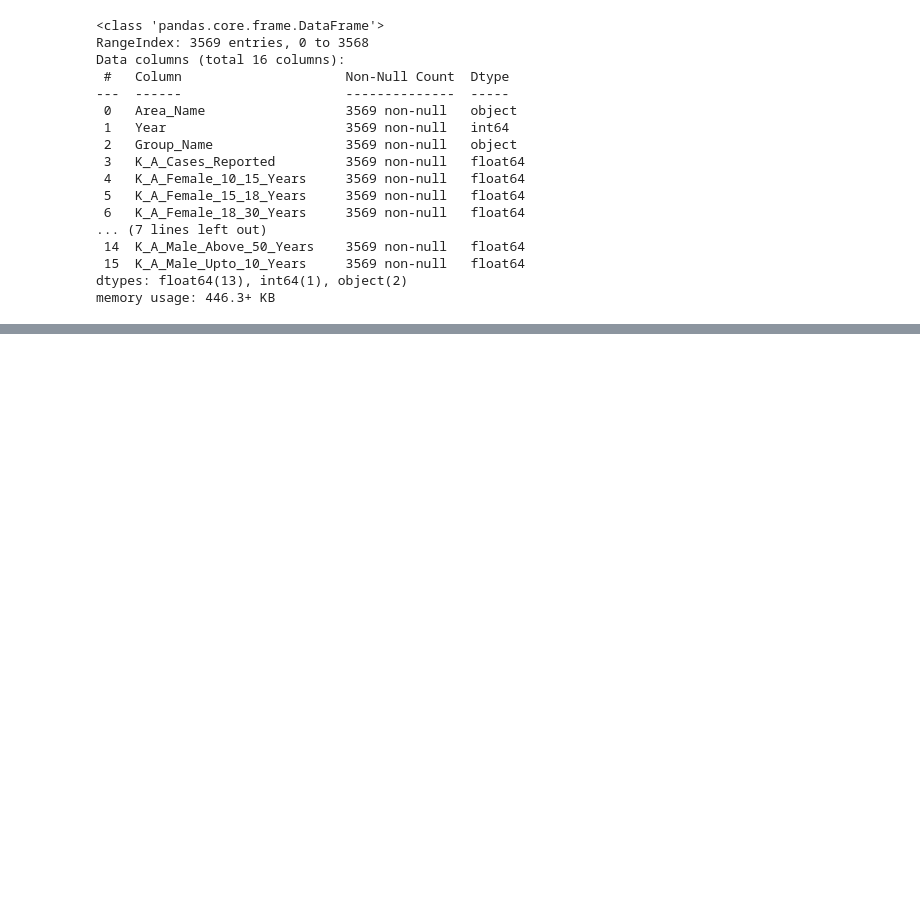
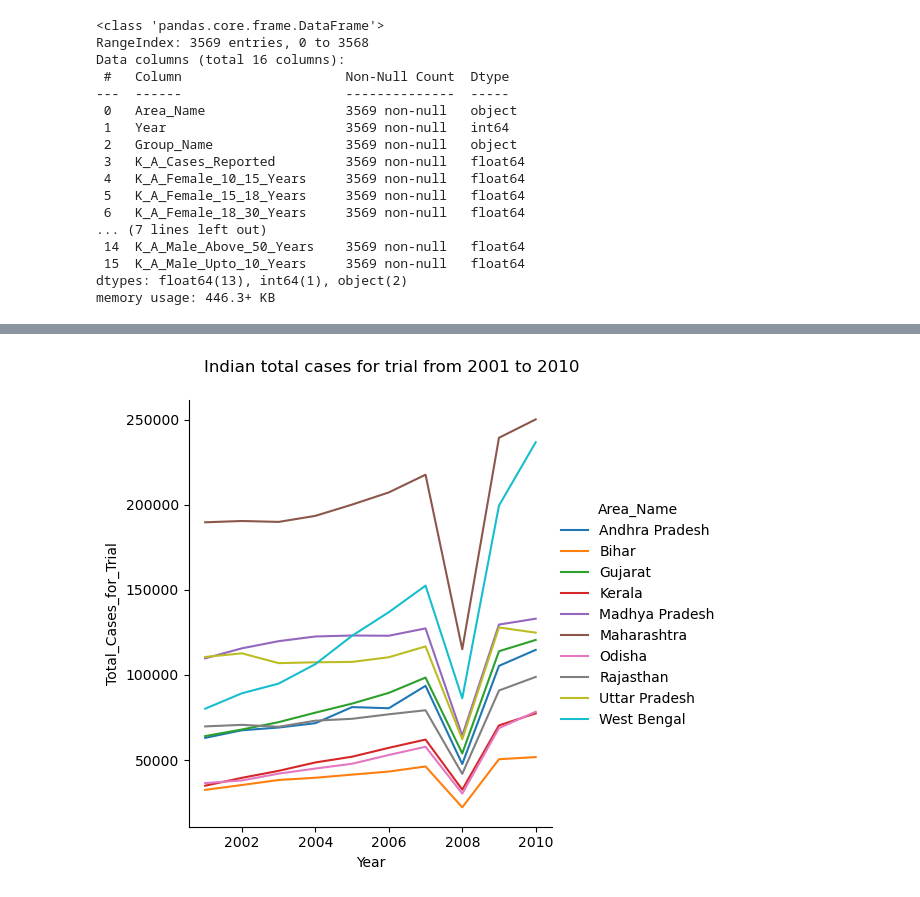
Before and after one commit to Huycuong03/Analysis-crimes-against-women-in-India, a Jupyter notebook: notebook/main.ipynb, the cells around one changed output, grey strips where cells are left out. Saved outputs shown, nothing was run; the diff lists cells and outputs as text; code cells hidden in the pictures; blank space fills up the shorter version.

```diff
--- a/notebook/main.ipynb
+++ b/notebook/main.ipynb
@@ -139,0 +159,16 @@ adductions.sample(5)
+# %%
+crimes_2010 = crimes[crimes['Year'] == 2010].groupby('Area_Name')['Total_Cases_for_Trial'].sum()
+states_more_5000_in_2010 = crimes_2010.sort_values(ascending=False)[0:10].index
+g = sns.relplot(
+    x='Year', y='Total_Cases_for_Trial',
+    data=crimes[crimes['Area_Name'].isin(states_more_5000_in_2010)],
+    estimator='sum',
+    kind='line',
+    hue='Area_Name',
+    errorbar=None,
+    legend='brief',
+)
+g.figure.suptitle('Indian total cases for trial from 2001 to 2010', y=1.05)
+plt.show()
+# %% [output]
+[figure, added]
```
Also changed, not shown: parts of 8 cells of this notebook.
